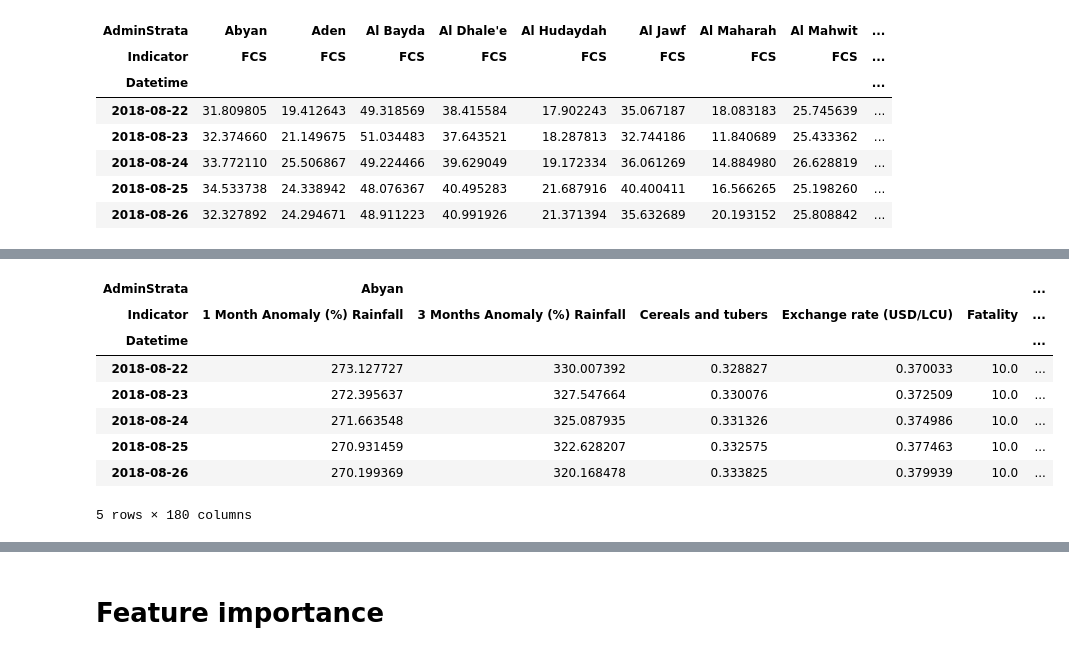
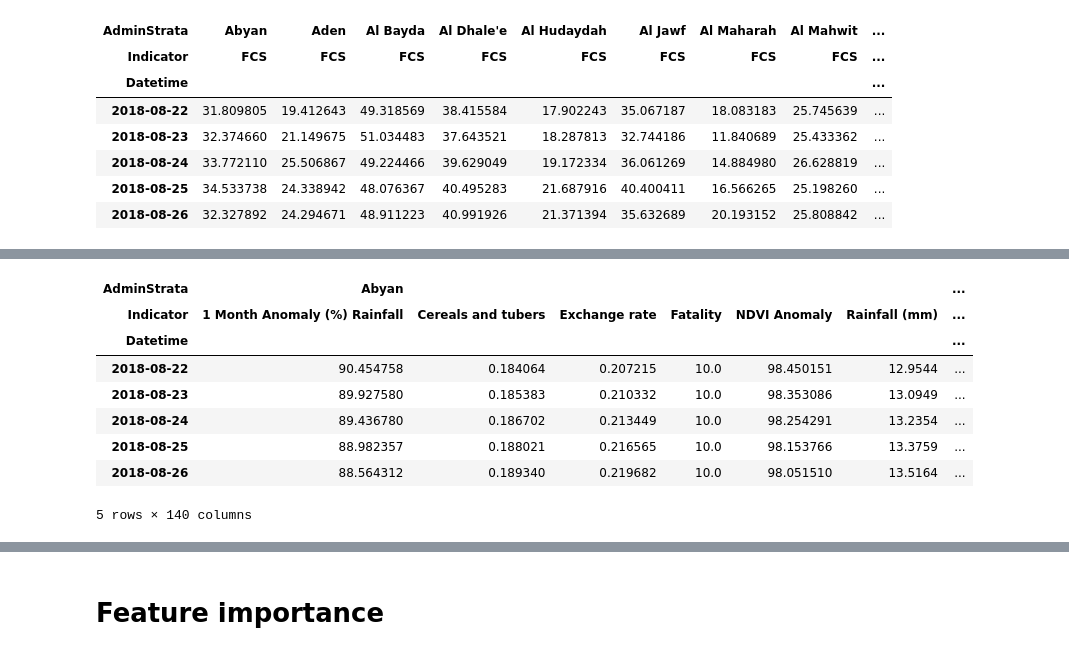
Before and after one commit to pietro-foini/ISI-WFP, a Jupyter notebook: project/Symbolic Transfer Entropy/Causality - Symbolic Transfer Entropy .ipynb, the cells around one changed output, grey strips where cells are left out. Cells and saved outputs as stored; diff of their text form; code cells hidden in the pictures.

```diff
--- a/project/Symbolic Transfer Entropy/Causality - Symbolic Transfer Entropy .ipynb
+++ b/project/Symbolic Transfer Entropy/Causality - Symbolic Transfer Entropy .ipynb
@@ -7,10 +30,13 @@ from tqdm import tqdm
 # %% [markdown]
 ## Dataset
+# %%
+# Define the country name.
+COUNTRY = "Yemen"
 # %%
-PATH_TO_DATA_FOLDER = "../Dataset time-series/data/Yemen/"
+PATH_TO_DATA_FOLDER = "../Dataset time-series/data/" + COUNTRY + "/"
 # %%
 # Load the dataset.
-df = pd.read_csv(PATH_TO_DATA_FOLDER + "all_train.csv", header = [0, 1], index_col = 0)
+df = pd.read_csv(PATH_TO_DATA_FOLDER + "Yemen-day.csv", header = [0, 1], index_col = 0)
 df.index.name = "Datetime"
 df.index = pd.to_datetime(df.index)
 freq = "D"
@@ -35,0 +44,4 @@ df
+# %%
+# Delete the static features, the features not selected by the experts and the features that we decided to ignore based on correlation analysis.
+df.drop(["Ramadan", "Lat", "Lon", "Population", "Code", "3 Months Anomaly (%) Rainfall", "NDVI", "Fuel", "Meat, fish and eggs", "Miscellaneous food", "Oil and fats", "Pulses and nuts", "Vegetables and fruits", "Wage"], axis = 1, level = 1, inplace = True)
+df
@@ -123,15 +142,14 @@ interactive(children=(ToggleButtons(description='Adminstrata:', options=('Abyan'
 # %%
 # Select only the exogenous indicators.
-# Delete static features.
-df_no_fcs = df.drop(columns = ["FCS", "Lat", "Lon", "Population"], axis = 1, level = 1)
+df_no_fcs = df.drop(columns = ["FCS"], axis = 1, level = 1)
 df_no_fcs.head()
 # %% [output]
-| AdminStrata | Abyan |  |  |  |  | ... |
-| Indicator | 1 Month Anomaly (%) Rainfall | 3 Months Anomaly (%) Rainfall | Cereals and tubers | Exchange rate (USD/LCU) | Fatality | ... |
-| Datetime |  |  |  |  |  | ... |
-| 2018-08-22 | 273.127727 | 330.007392 | 0.328827 | 0.370033 | 10.0 | ... |
-| 2018-08-23 | 272.395637 | 327.547664 | 0.330076 | 0.372509 | 10.0 | ... |
-| 2018-08-24 | 271.663548 | 325.087935 | 0.331326 | 0.374986 | 10.0 | ... |
-| 2018-08-25 | 270.931459 | 322.628207 | 0.332575 | 0.377463 | 10.0 | ... |
-| 2018-08-26 | 270.199369 | 320.168478 | 0.333825 | 0.379939 | 10.0 | ... |
+| AdminStrata | Abyan |  |  |  |  |  | ... |
+| Indicator | 1 Month Anomaly (%) Rainfall | Cereals and tubers | Exchange rate | Fatality | NDVI Anomaly | Rainfall (mm) | ... |
+| Datetime |  |  |  |  |  |  | ... |
+| 2018-08-22 | 90.454758 | 0.184064 | 0.207215 | 10.0 | 98.450151 | 12.9544 | ... |
+| 2018-08-23 | 89.927580 | 0.185383 | 0.210332 | 10.0 | 98.353086 | 13.0949 | ... |
+| 2018-08-24 | 89.436780 | 0.186702 | 0.213449 | 10.0 | 98.254291 | 13.2354 | ... |
+| 2018-08-25 | 88.982357 | 0.188021 | 0.216565 | 10.0 | 98.153766 | 13.3759 | ... |
+| 2018-08-26 | 88.564312 | 0.189340 | 0.219682 | 10.0 | 98.051510 | 13.5164 | ... |
-5 rows × 180 columns
+5 rows × 140 columns
```
Also changed, not shown: parts of 34 cells of this notebook, 8 other files.
